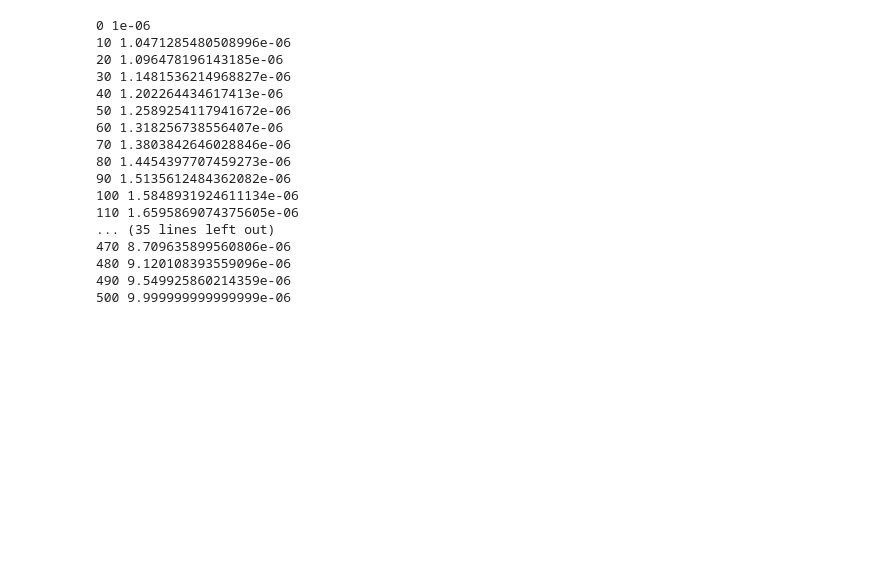
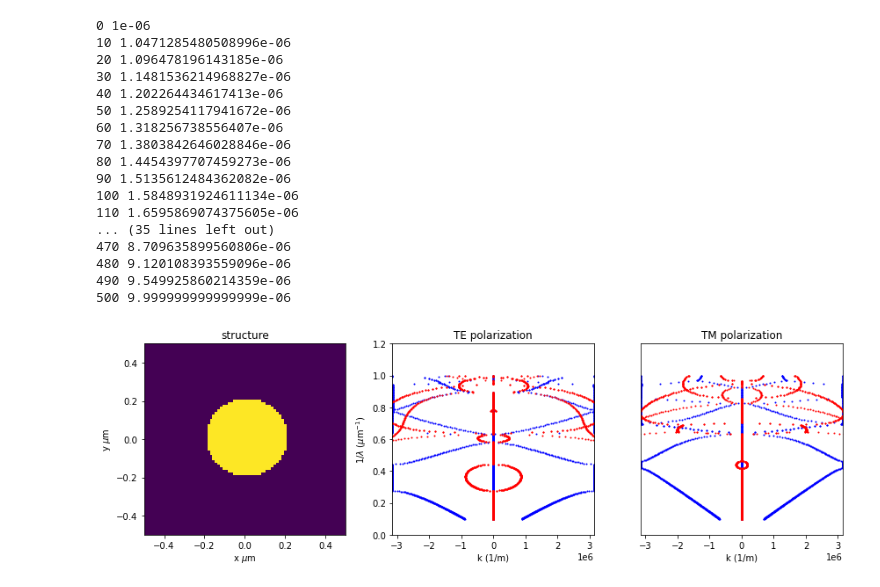
Before and after one commit to zhaonat/eigenwell, a Jupyter notebook: notebooks/2d photonic crystal.ipynb, the cells around one changed output. Drawn from its saved outputs; the diff is of its cells as text; code cells hidden in the pictures; blank space fills up the shorter version.

```diff
--- a/notebooks/2d photonic crystal.ipynb
+++ b/notebooks/2d photonic crystal.ipynb
@@ -196,37 +196,39 @@ tm_spectra = np.array(tm_spectra)
 490 9.549925860214359e-06
 500 9.999999999999999e-06
 # %%
-plt.figure(figsize = (15,5));
+plt.figure(figsize = (12,4));
 x = np.linspace(-0.5, 0.5, Nx)
 y = np.linspace(-0.5, 0.5, Ny)
 X, Y = np.meshgrid(x,y);
 plt.subplot(131)
 plt.pcolormesh(X,Y, eps_r);
 plt.xlabel('x $\mu$m')
-plt.xlabel('y $\mu$m')
-
+plt.ylabel('y $\mu$m')
+plt.title('structure')
 plt.subplot(132)
 plt.plot(np.real(spectra), 1/wvlen_scan*1e-6, '.b', markersize = 2);
 plt.plot(np.imag(spectra),  1/wvlen_scan*1e-6, '.r', markersize = 2);
 #plt.xlim((-30e6, 50e6))
 plt.ylim(0,1.2)
 plt.xlim(-np.pi*1e6, np.pi*1e6)
 plt.xlabel('k (1/m)')
 plt.ylabel('1/$\lambda$ ($\mu$m$^{-1}$)')
 plt.title('TE polarization')
 
 plt.subplot(133);
 plt.plot(np.real(tm_spectra), 1/wvlen_scan*1e-6, '.b', markersize = 2);
 plt.plot(np.imag(tm_spectra),  1/wvlen_scan*1e-6, '.r', markersize = 2);
 #plt.xlim((-30e6, 50e6))
 plt.ylim(0,1.2)
 plt.xlim(-np.pi*1e6, np.pi*1e6)
 plt.ylim(0,1.2)
 plt.xlim(-np.pi*1e6, np.pi*1e6)
 plt.xlabel('k (1/m)')
 #plt.ylabel('1/$\lambda$ ($\mu$m$^{-1}$)')
 plt.yticks([])
-plt.savefig('../img/TM_polarization.png',dpi = 300)
+plt.savefig('../img/2d_phc_band_structure.png',dpi = 300)
 plt.tight_layout();
 plt.title('TM polarization')
 plt.show();
+# %% [output]
+[figure, added]
```
Also changed, not shown: 5 other files.
